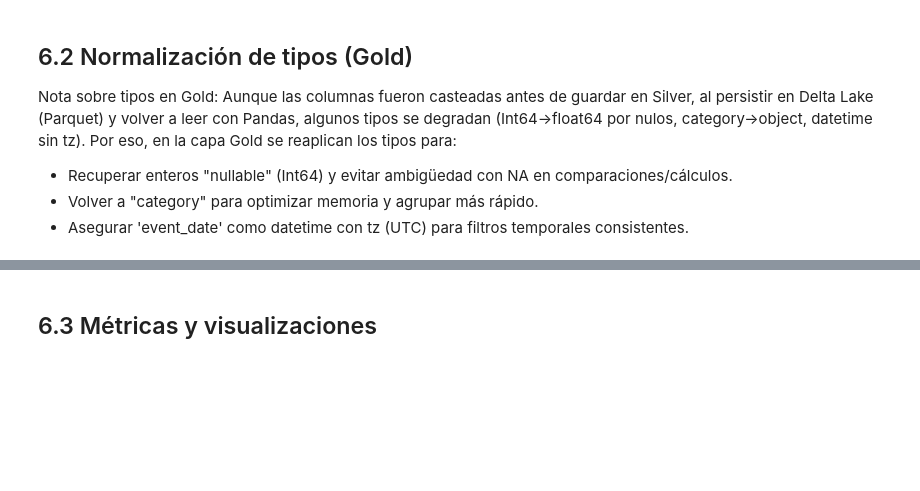
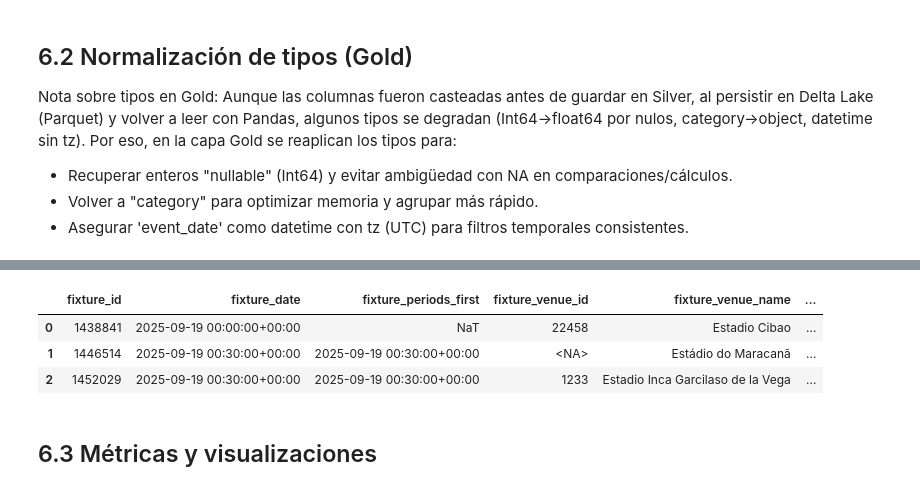
Before and after one commit to fernandezelias/ETL_api_football, a Jupyter notebook: ETL_API_Football.ipynb.ipynb, the cells around one changed output, grey strips where cells are left out. Saved outputs shown, nothing was run; the diff lists cells and outputs as text; code cells hidden in the pictures; blank space fills up the shorter version.

```diff
--- a/ETL_API_Football.ipynb.ipynb
+++ b/ETL_API_Football.ipynb.ipynb
@@ -789,3 +780,12 @@ memory usage: 101.1 KB
+# %%
+pd.set_option("display.max_columns", None)
+# %%
+df_fixtures_gold.head(3)
+# %% [output]
+|  | fixture_id | fixture_date | fixture_periods_first | fixture_venue_id | fixture_venue_name | ... |
+| 0 | 1438841 | 2025-09-19 00:00:00+00:00 | NaT | 22458 | Estadio Cibao | ... |
+| 1 | 1446514 | 2025-09-19 00:30:00+00:00 | 2025-09-19 00:30:00+00:00 | <NA> | Estádio do Maracanã | ... |
+| 2 | 1452029 | 2025-09-19 00:30:00+00:00 | 2025-09-19 00:30:00+00:00 | 1233 | Estadio Inca Garcilaso de la Vega | ... |
 # %% [markdown]
 ## 6.3 Métricas y visualizaciones
 # %%
```
Also changed, not shown: parts of 39 cells of this notebook.
